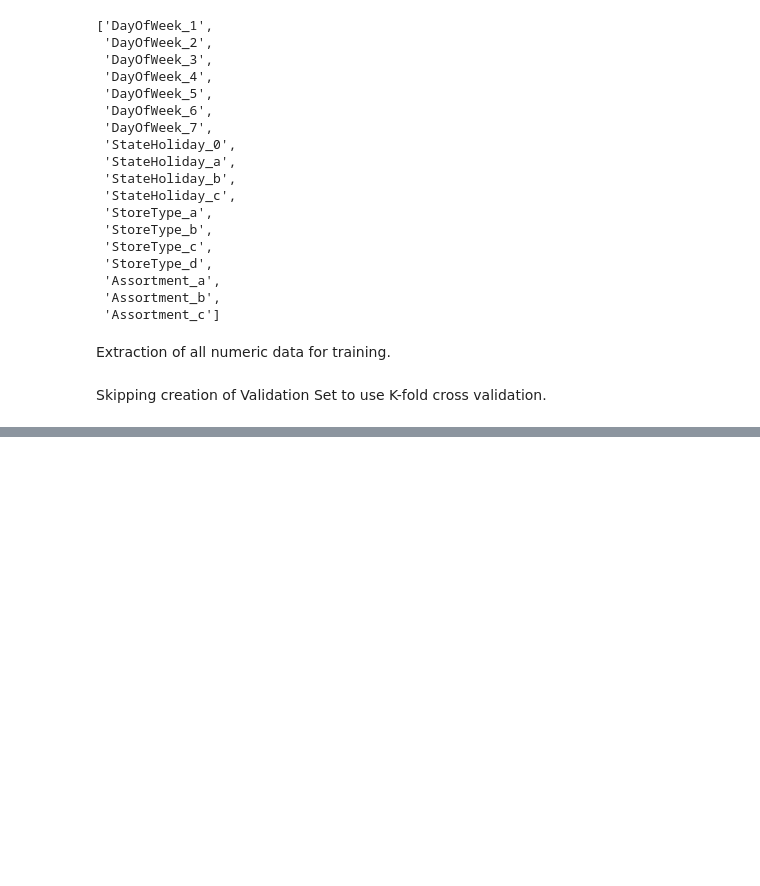
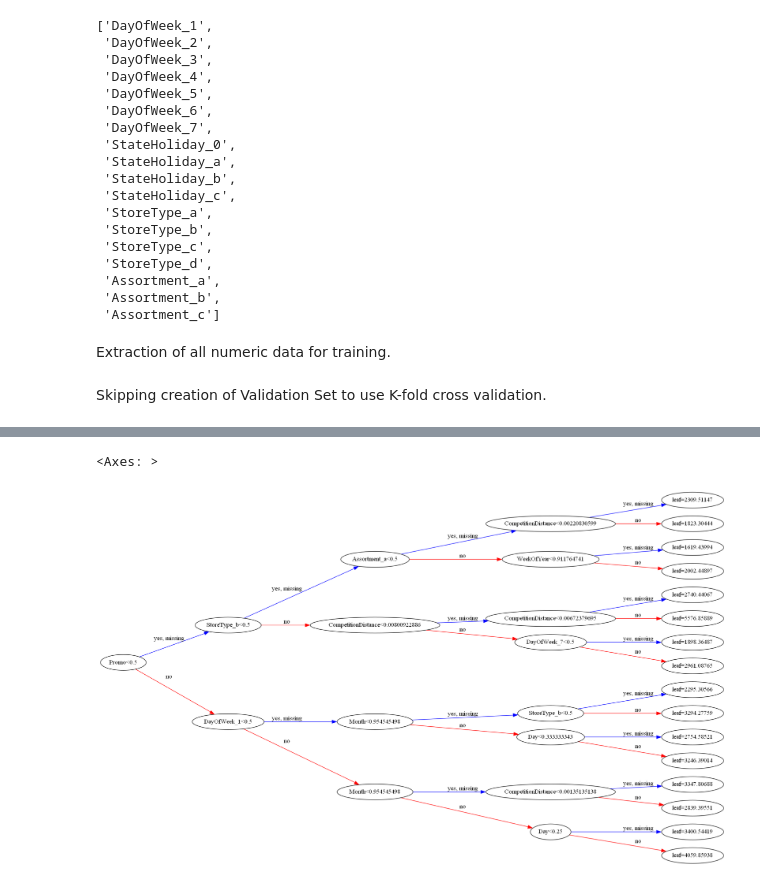
Before and after one commit to ayushzoc/rossmanstoresales, a Jupyter notebook: rossmanstoresalescomp.ipynb, the cells around one changed output, grey strips where cells are left out. Drawn from its saved outputs; the diff is of its cells as text; code cells hidden in the pictures; blank space fills up the shorter version.

Commit message:
Model Building XGBoost

```diff
--- a/rossmanstoresalescomp.ipynb
+++ b/rossmanstoresalescomp.ipynb
@@ -500,0 +510,5 @@ Skipping creation of Validation Set to use K-fold cross validation.
+# %%
+model = XGBRegressor(random_state = 42, n_jobs = -1, n_estimators = 20, max_depth = 4)
+# %%
+# Training the model
+model.fit(X, targets)
@@ -500,0 +562,9 @@ Skipping creation of Validation Set to use K-fold cross validation.
+# %%
+from xgboost import plot_tree
+from matplotlib.pylab import rcParams
+rcParams['figure.figsize'] = 30, 30
+# %%
+plot_tree(model, rankdir = 'LR', num_trees = 0)
+# %% [output]
+<Axes: >
+[figure, added]
```
Also changed, not shown: parts of 40 cells of this notebook.
